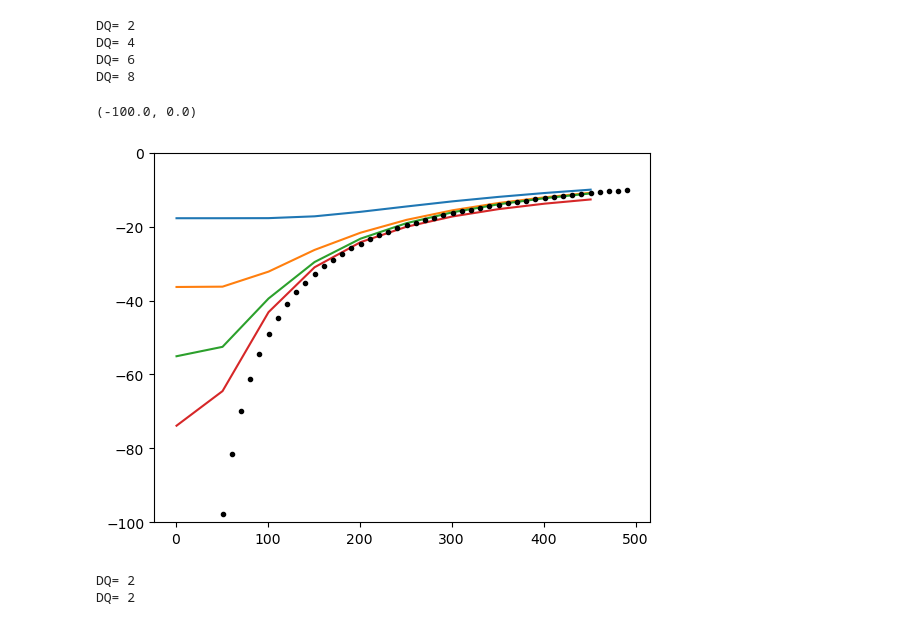
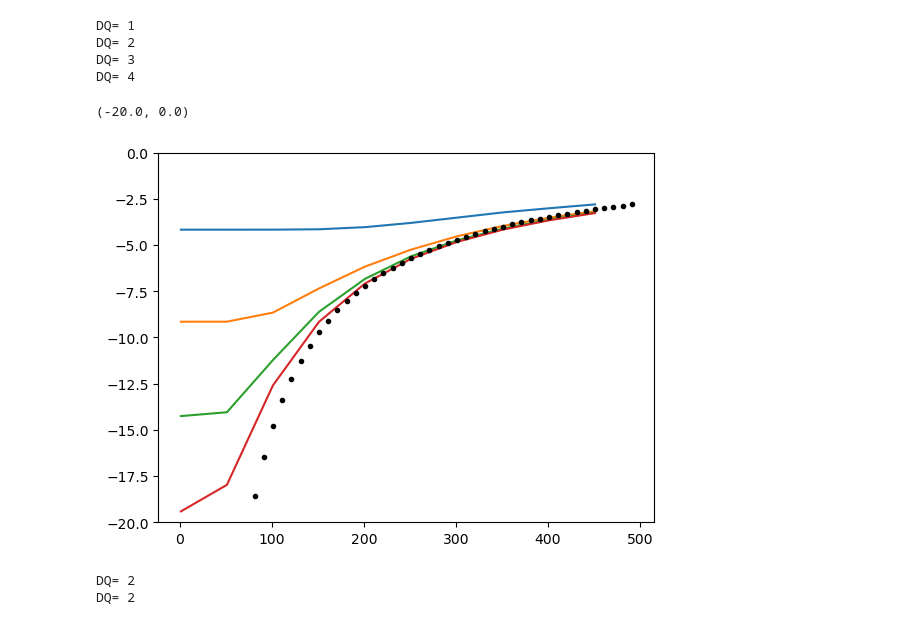
Before and after one commit to YXW-Group/NMP-model, a Jupyter notebook: NMP model.ipynb, the cells around one changed output. Drawn from its saved outputs; the diff is of its cells as text; code cells hidden in the pictures.

```diff
--- a/NMP model.ipynb
+++ b/NMP model.ipynb
@@ -100,61 +100,80 @@ def analytic_overlap_NM(
             Ix = Ix + Pr1*Pr2*Pr3*f
     return np.abs(Ix)**2
 
-ER = 4*1.6e-19
+# Relaxation energy in eV
+ER = 2.5/2
 
-for DQ in [2,4,6,8]:
-    # DQ = 8 # Using  2,4,6,8
-    Q = DQ*np.sqrt(9.1e-31*1836)*1e-10
-    omega1 = omega2 = np.sqrt(2*ER/Q**2)*hb/1.6e-19
+for DQ in [1,2,3,4]:
+
+    # DQ in units of sqrt(atomic mass units) * Angstroms,
+    # next converting to SI
+    DQ_SI = DQ*np.sqrt(9.1e-31*1836)*1e-10
+
+    # ER = 1/2* w**2 DQ**2
+    # omega = hbar * w
+    omega1 = omega2 = np.sqrt(2*ER*1.6e-19/DQ_SI**2)*hb/1.6e-19
 
 
     @jit
     def gau(x,T):
+        """
+        Gaussian approximation of the Dirac delta function
+        """
         sig = max(0.3*omega1, 0.026/300*T)
         pref = 1/sig/np.sqrt(2*np.pi)
         expo = x/sig
         return pref * np.exp(-1/2*expo**2)
 
     @jit
     def lsf(T, nmax):
+        """
+        Lineshape function in units of [1/eV].
+        From Eqns.(2) in IEEE TRANSACTIONS ON ELECTRON DEVICES 68, 6365, 2021.
+        It is kij without the 2pi/hbar*|theta_ij|**2 factor, and is labeled ksi_ij in the figures of the paper,
+        Not to be confused with ksi_ialpha,jbeta in Eqn.(4), which needs to be summed up over alpha and beta.
+        See also Eqns.(3.16-3.19) in Jakob Michl's Dissertation. Both are in Teams folder.
 
+        nmax: integer
+            cutoff for summation over the harmonic potential energy levels
+
+        """
         k= sum([ analytic_overlap_NM(DQ, omega1, omega2, alpha, beta)  \
          * np.exp(-(alpha+0.5)*omega1/(0.026/300*T))  \
              * gau(alpha*omega1-beta*omega2 , T) \
                  for alpha in range(nmax) for beta in range(nmax)])
 
+        # Calculate partition function
         Zi = [np.exp(-(alpha+0.5)*omega1/(0.026/300*T)) for alpha in range(nmax)]
         Z = sum(Zi)
-        # k = k / Z * 2*np.pi/hb
         k = k / Z
         return np.log10(k)
 
     Trange = np.arange(1,500,50)
     calc = [lsf(T, 40) for T in Trange ]
     print('DQ=',DQ)
     plt.plot(Trange, calc  )
 
+# Plot classical approximation too.
+# Classical energy barrier is 1/4 of relaxation energy (if energy offset = 0)
+# Still in eV
+E_classical_barrier = ER/4
+Trange_classical = np.arange(1,500,10)
+kT = Trange_classical/300*0.026
 
-erel=4/4
-Trange_class = np.arange(1,500,10)
-kT = Trange_class/300*0.026
-ksai = 0.5 / np.sqrt( kT * np.pi * erel  ) \
-         * np.exp(-erel/kT)
+#Classical lineshape in [1/eV]
+ksi_classical = 0.5 / np.sqrt( kT * np.pi * E_classical_barrier  ) \
+         * np.exp(-E_classical_barrier/kT)
 
-plt.plot(Trange_class, np.log10(ksai),'k.')
+plt.plot(Trange_class, np.log10(ksi_classical),'k.')
 
-plt.ylim(-100,0)
-# plt.axhline(-10)
-# plt.axhline(-25)
-# plt.axvline(200)
-# plt.axvline(500)
+plt.ylim(-20,0)
 # %% [output]
+DQ= 1
 DQ= 2
+DQ= 3
 DQ= 4
-DQ= 6
-DQ= 8
-(-100.0, 0.0)
+(-20.0, 0.0)
-[figure, old version]
+[figure, new version]
 # %%
 import numpy as np
 from scipy import constants as const
```
